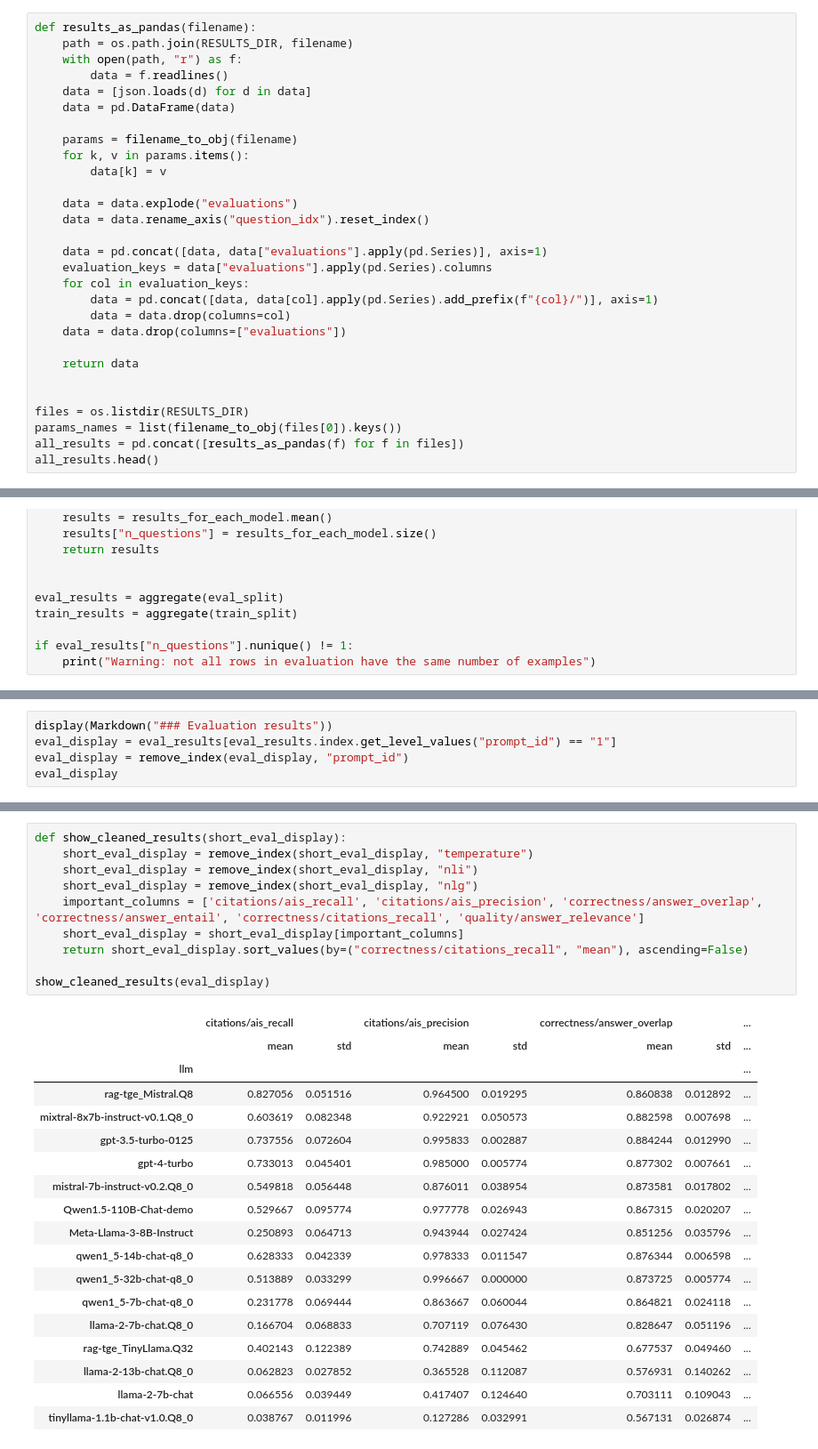
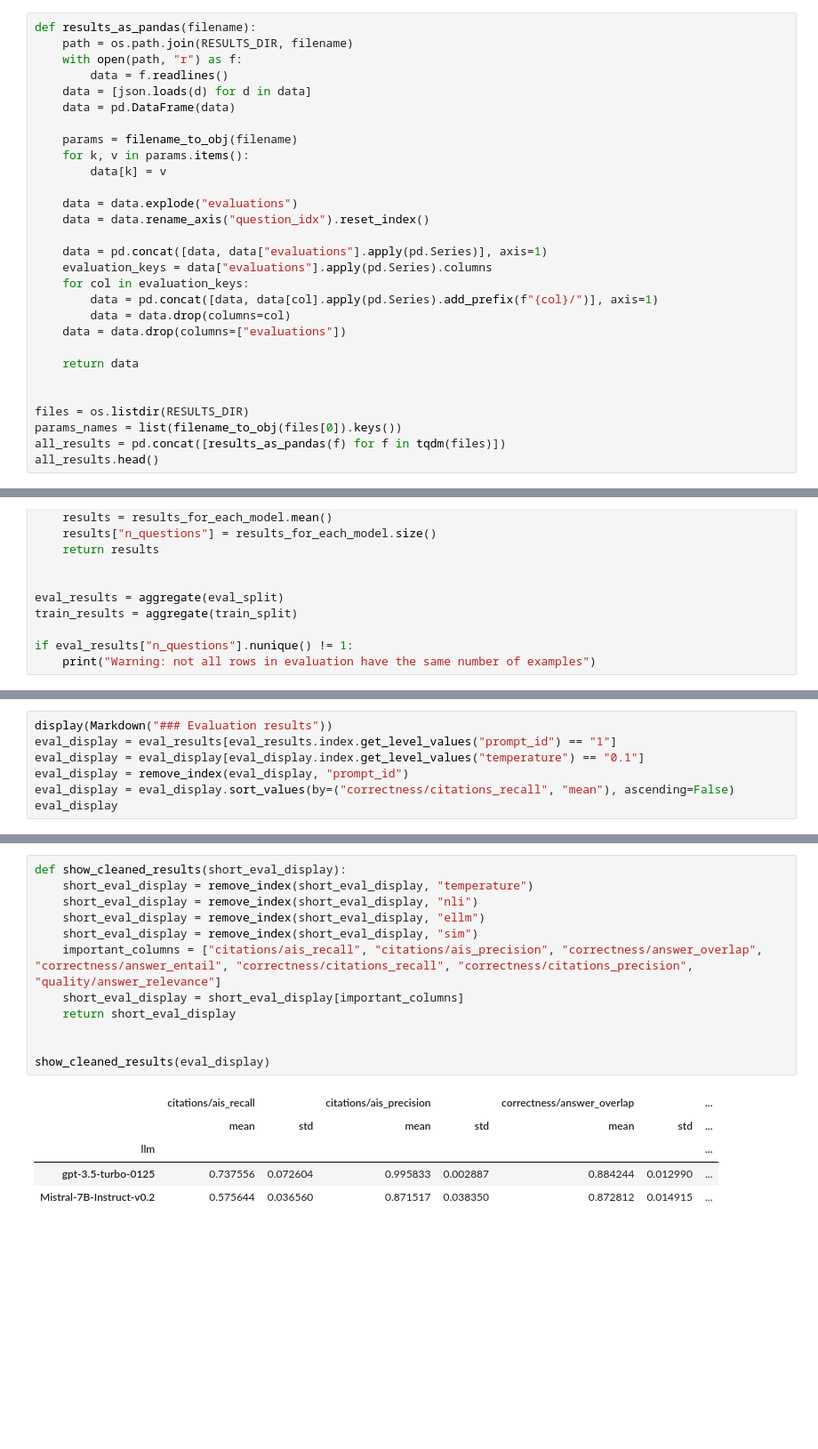
Before and after one commit to tdolega/rag-tge, a Jupyter notebook: src/results.ipynb, the cells around one changed output, grey strips where cells are left out. Shown: that part at 89% size. Saved outputs shown, nothing was run; the diff lists cells and outputs as text; blank space fills up the shorter version.

```diff
--- a/src/results.ipynb
+++ b/src/results.ipynb
@@ -33,6 +34,6 @@ def results_as_pandas(filename):
 
 files = os.listdir(RESULTS_DIR)
 params_names = list(filename_to_obj(files[0]).keys())
-all_results = pd.concat([results_as_pandas(f) for f in files])
+all_results = pd.concat([results_as_pandas(f) for f in tqdm(files)])
 all_results.head()
 # %% [output]
@@ -84,7 +95,9 @@ eval_results[eval_results.index.get_level_values("llm") == "mistral-7b-instruct-
 # %%
 display(Markdown("### Evaluation results"))
 eval_display = eval_results[eval_results.index.get_level_values("prompt_id") == "1"]
+eval_display = eval_display[eval_display.index.get_level_values("temperature") == "0.1"]
 eval_display = remove_index(eval_display, "prompt_id")
+eval_display = eval_display.sort_values(by=("correctness/citations_recall", "mean"), ascending=False)
 eval_display
 # %% [output]
 ### Evaluation results
@@ -110,32 +110,21 @@ eval_display
 # %%
 def show_cleaned_results(short_eval_display):
     short_eval_display = remove_index(short_eval_display, "temperature")
     short_eval_display = remove_index(short_eval_display, "nli")
-    short_eval_display = remove_index(short_eval_display, "nlg")
-    important_columns = ['citations/ais_recall', 'citations/ais_precision', 'correctness/answer_overlap', 'correctness/answer_entail', 'correctness/citations_recall', 'quality/answer_relevance']
+    short_eval_display = remove_index(short_eval_display, "ellm")
+    short_eval_display = remove_index(short_eval_display, "sim")
+    important_columns = ["citations/ais_recall", "citations/ais_precision", "correctness/answer_overlap", "correctness/answer_entail", "correctness/citations_recall", "correctness/citations_precision", "quality/answer_relevance"]
     short_eval_display = short_eval_display[important_columns]
-    return short_eval_display.sort_values(by=("correctness/citations_recall", "mean"), ascending=False)
+    return short_eval_display
+
 
 show_cleaned_results(eval_display)
 # %% [output]
 |  | citations/ais_recall |  | citations/ais_precision |  | correctness/answer_overlap |  | ... |
 |  | mean | std | mean | std | mean | std | ... |
 | llm |  |  |  |  |  |  | ... |
-| rag-tge_Mistral.Q8 | 0.827056 | 0.051516 | 0.964500 | 0.019295 | 0.860838 | 0.012892 | ... |
-| mixtral-8x7b-instruct-v0.1.Q8_0 | 0.603619 | 0.082348 | 0.922921 | 0.050573 | 0.882598 | 0.007698 | ... |
 | gpt-3.5-turbo-0125 | 0.737556 | 0.072604 | 0.995833 | 0.002887 | 0.884244 | 0.012990 | ... |
-| gpt-4-turbo | 0.733013 | 0.045401 | 0.985000 | 0.005774 | 0.877302 | 0.007661 | ... |
-| mistral-7b-instruct-v0.2.Q8_0 | 0.549818 | 0.056448 | 0.876011 | 0.038954 | 0.873581 | 0.017802 | ... |
-| Qwen1.5-110B-Chat-demo | 0.529667 | 0.095774 | 0.977778 | 0.026943 | 0.867315 | 0.020207 | ... |
-| Meta-Llama-3-8B-Instruct | 0.250893 | 0.064713 | 0.943944 | 0.027424 | 0.851256 | 0.035796 | ... |
-| qwen1_5-14b-chat-q8_0 | 0.628333 | 0.042339 | 0.978333 | 0.011547 | 0.876344 | 0.006598 | ... |
-| qwen1_5-32b-chat-q8_0 | 0.513889 | 0.033299 | 0.996667 | 0.000000 | 0.873725 | 0.005774 | ... |
-| qwen1_5-7b-chat-q8_0 | 0.231778 | 0.069444 | 0.863667 | 0.060044 | 0.864821 | 0.024118 | ... |
-| llama-2-7b-chat.Q8_0 | 0.166704 | 0.068833 | 0.707119 | 0.076430 | 0.828647 | 0.051196 | ... |
-| rag-tge_TinyLlama.Q32 | 0.402143 | 0.122389 | 0.742889 | 0.045462 | 0.677537 | 0.049460 | ... |
-| llama-2-13b-chat.Q8_0 | 0.062823 | 0.027852 | 0.365528 | 0.112087 | 0.576931 | 0.140262 | ... |
-| llama-2-7b-chat | 0.066556 | 0.039449 | 0.417407 | 0.124640 | 0.703111 | 0.109043 | ... |
-| tinyllama-1.1b-chat-v1.0.Q8_0 | 0.038767 | 0.011996 | 0.127286 | 0.032991 | 0.567131 | 0.026874 | ... |
+| Mistral-7B-Instruct-v0.2 | 0.575644 | 0.036560 | 0.871517 | 0.038350 | 0.872812 | 0.014915 | ... |
 # %%
 display(Markdown("### Training results"))
 train_display = remove_index(train_results, "prompt_id")
```
Also changed, not shown: parts of 7 cells of this notebook, 28 other files.
